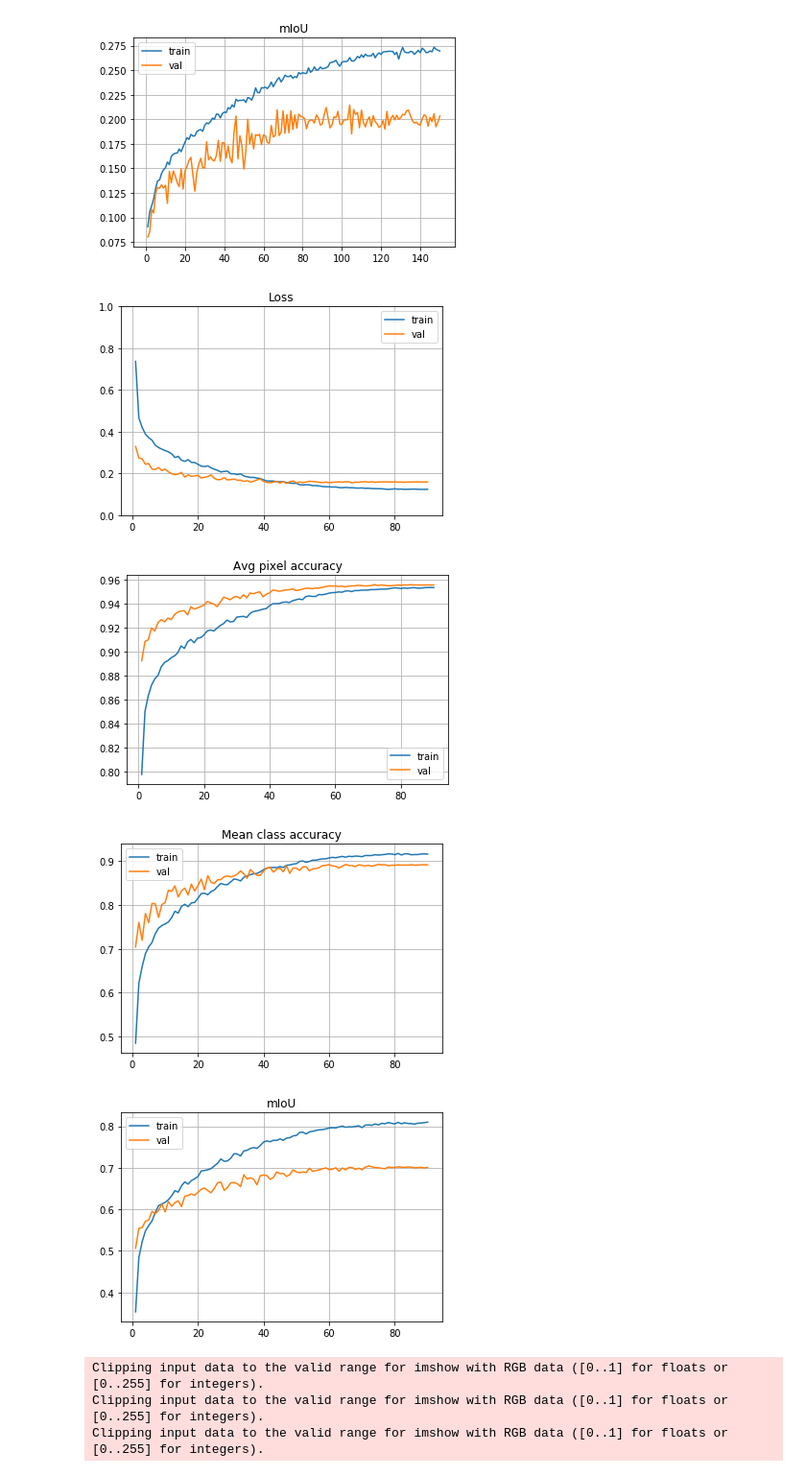
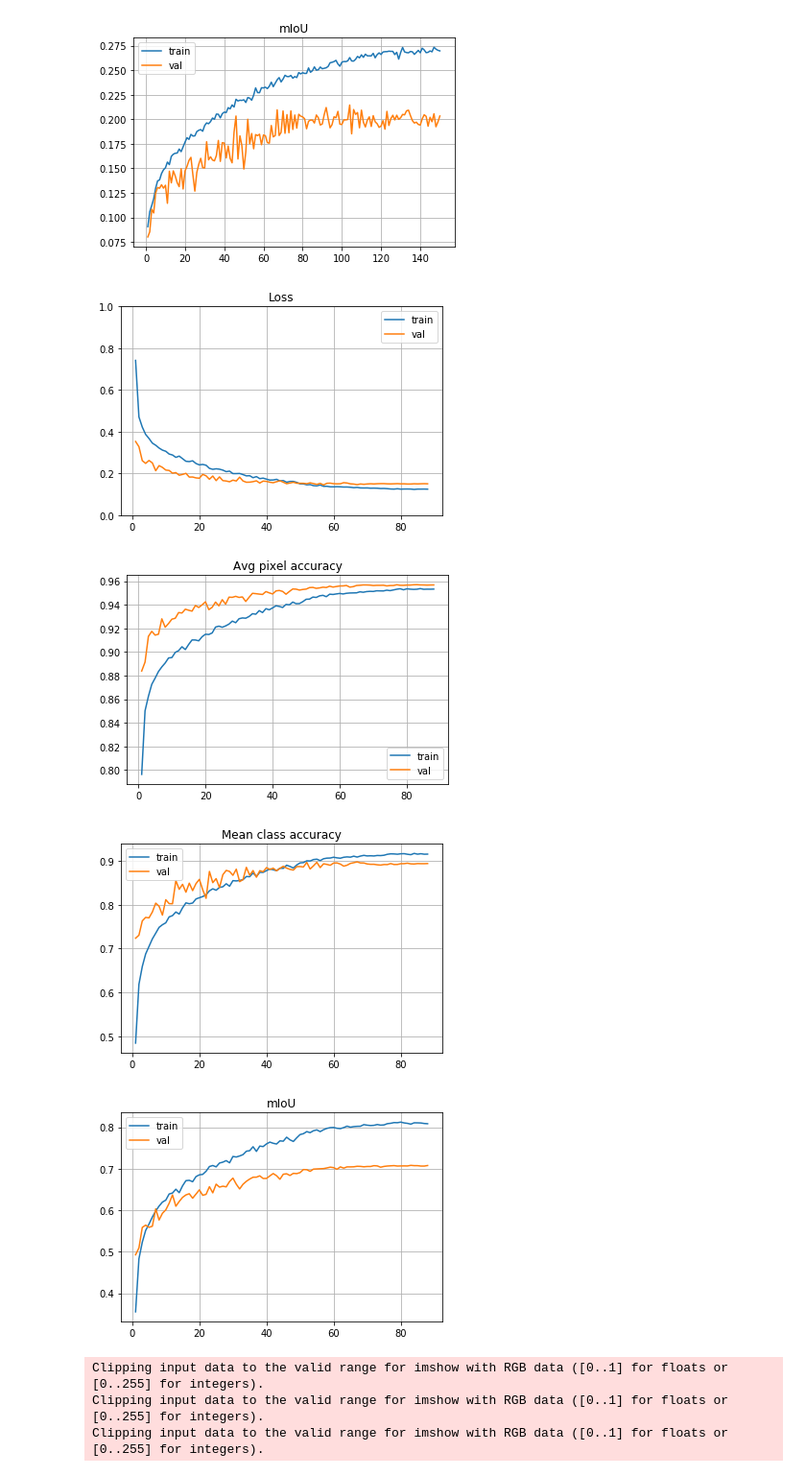
Before and after one commit to wenliangdai/msc-project, a Jupyter notebook: visualisation.ipynb, the cells around one changed output. Shown at 96% size. Cells and saved outputs as stored; diff of their text form; code cells hidden in the pictures.

```diff
--- a/visualisation.ipynb
+++ b/visualisation.ipynb
@@ -74,12 +74,12 @@ draw('results_parts', loss_range=[0,10])
 [figure]
 [figure]
 # %%
-draw('results_pretrained', loss_range=[0,1])
+draw('results_sbd_pretrained', loss_range=[0,1])
 # %% [output]
-[figure, old version]
+[figure, new version]
-[figure, old version]
+[figure, new version]
-[figure, old version]
+[figure, new version]
-[figure, old version]
+[figure, new version]
 # %%
 im_list = ['72_799_input.p', '72_799_output.p', '72_799_target.p']
 draw_im('results_pretrained/saved_train_images/', im_list)
```
Also changed, not shown: parts of 1 cell of this notebook, 3 other files.
